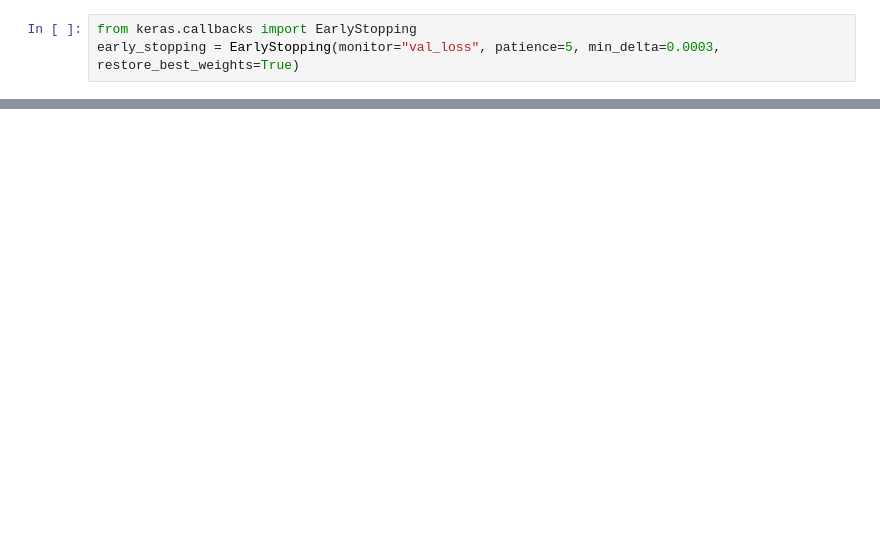
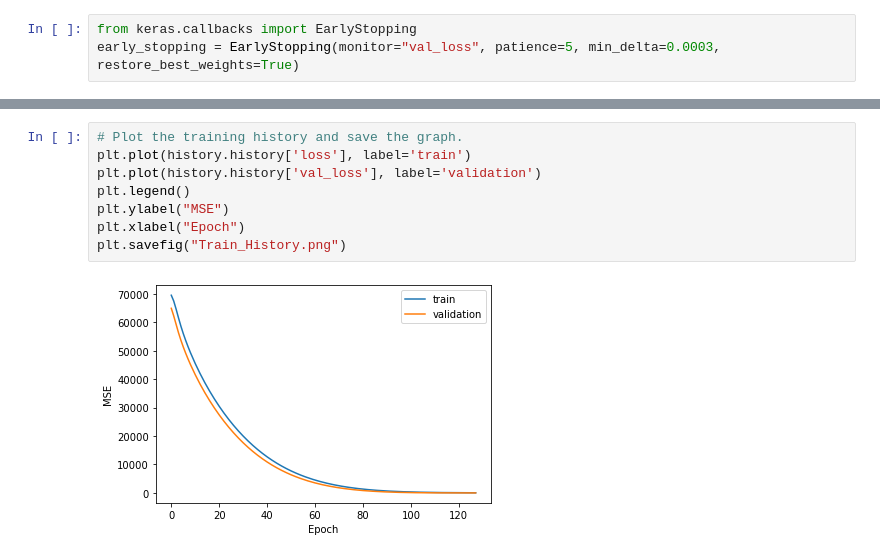
Before and after one commit to achristopher4/Weather-Forecasting, a Jupyter notebook: LSTM/LSTM - Generated Fields.ipynb, the cells around one changed output, grey strips where cells are left out. Cells and saved outputs as stored; diff of their text form; blank space fills up the shorter version.

```diff
--- a/LSTM/LSTM - Generated Fields.ipynb
+++ b/LSTM/LSTM - Generated Fields.ipynb
@@ -99,0 +97,10 @@ np.mean(abs(yhat - test_y_real))
+# %%
+# Plot the training history and save the graph.
+plt.plot(history.history['loss'], label='train')
+plt.plot(history.history['val_loss'], label='validation')
+plt.legend()
+plt.ylabel("MSE")
+plt.xlabel("Epoch")
+plt.savefig("Train_History.png")
+# %% [output]
+[figure, added]
```
Also changed, not shown: parts of 12 cells of this notebook.
